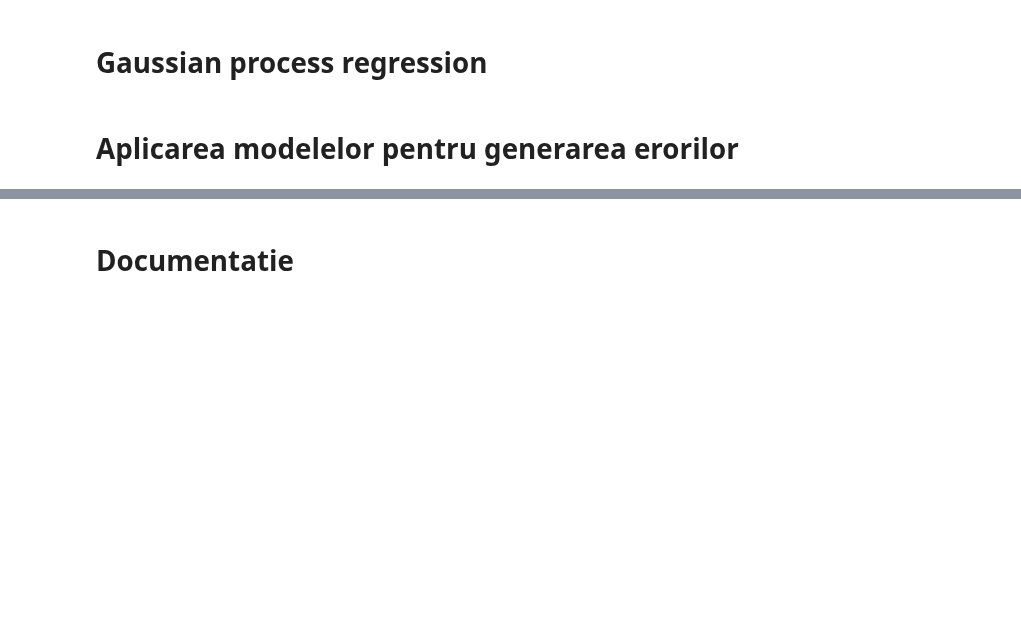
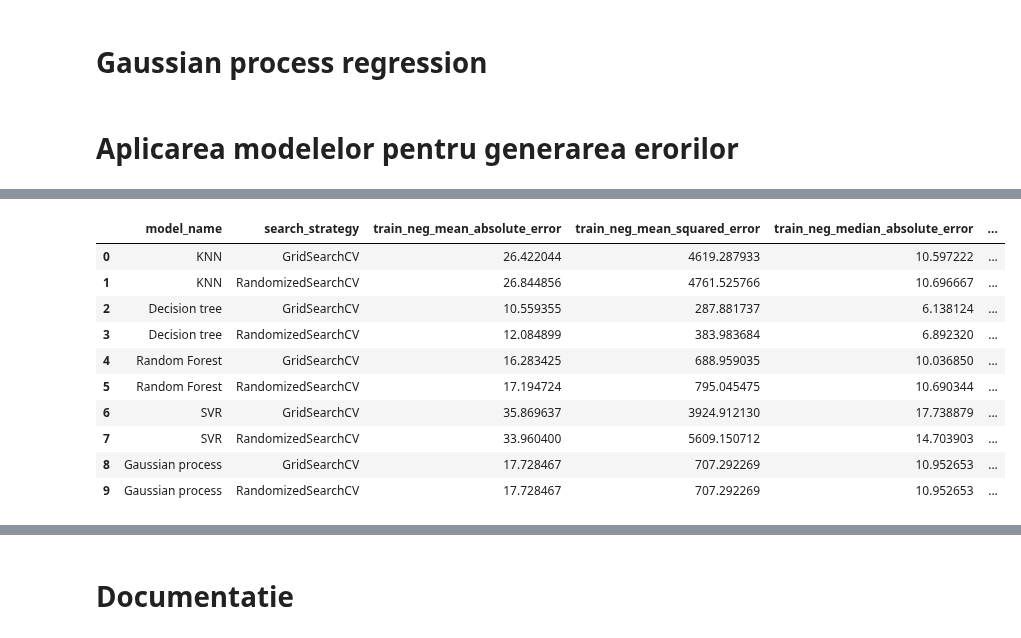
Before and after one commit to Bianca008/IDS_Lixandru_Pepene, a Jupyter notebook: Laborator9/Laborator9.ipynb, the cells around one changed output, grey strips where cells are left out. Saved outputs shown, nothing was run; the diff lists cells and outputs as text; code cells hidden in the pictures; blank space fills up the shorter version.

Commit message:
Added dataFrames.

```diff
--- a/Laborator9/Laborator9.ipynb
+++ b/Laborator9/Laborator9.ipynb
@@ -441,0 +455,5 @@ KeyboardInterrupt:
+# %%
+listDataFrame:list = []
+smallerList:list = []
+
+start(dataframe_breast_x, dataframe_breast_y)
@@ -441,0 +491,3 @@ KeyboardInterrupt:
+# %%
+smallerDataFrame = pd.DataFrame(smallerList, columns = ['model_name', 'search_strategy'])
+smallerDataFrame.style
@@ -441,0 +506,31 @@ KeyboardInterrupt:
+# %%
+def highlight_max(s):
+    '''
+    highlight the maximum in a Series red.
+    '''
+    is_max = s == s.max()
+    return ['background-color: red' if v else '' for v in is_max]
+# %%
+def highlight_min(s):
+    '''
+    highlight the minimum in a Series green.
+    '''
+    is_min = s == s.min()
+    return ['background-color: green' if v else '' for v in is_min]
+# %%
+resultDataFrame_cpu = pd.concat([smallerDataFrame, dataFrame_cpu], axis = 1)
+resultDataFrame_cpu.style.apply(highlight_max,
+                               subset = pd.IndexSlice[:, names]).apply(highlight_min,
+                                                                          subset = pd.IndexSlice[:, names])
+# %% [output]
+|  | model_name | search_strategy | train_neg_mean_absolute_error | train_neg_mean_squared_error | train_neg_median_absolute_error | ... |
+| 0 | KNN | GridSearchCV | 26.422044 | 4619.287933 | 10.597222 | ... |
+| 1 | KNN | RandomizedSearchCV | 26.844856 | 4761.525766 | 10.696667 | ... |
+| 2 | Decision tree | GridSearchCV | 10.559355 | 287.881737 | 6.138124 | ... |
+| 3 | Decision tree | RandomizedSearchCV | 12.084899 | 383.983684 | 6.892320 | ... |
+| 4 | Random Forest | GridSearchCV | 16.283425 | 688.959035 | 10.036850 | ... |
+| 5 | Random Forest | RandomizedSearchCV | 17.194724 | 795.045475 | 10.690344 | ... |
+| 6 | SVR | GridSearchCV | 35.869637 | 3924.912130 | 17.738879 | ... |
+| 7 | SVR | RandomizedSearchCV | 33.960400 | 5609.150712 | 14.703903 | ... |
+| 8 | Gaussian process | GridSearchCV | 17.728467 | 707.292269 | 10.952653 | ... |
+| 9 | Gaussian process | RandomizedSearchCV | 17.728467 | 707.292269 | 10.952653 | ... |
```
Also changed, not shown: parts of 27 cells of this notebook, 9 other files.
